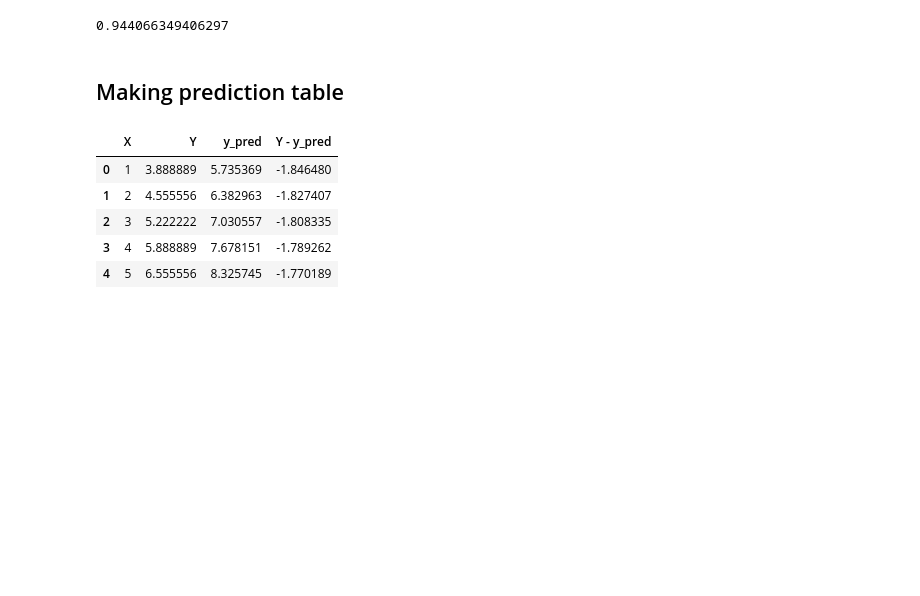
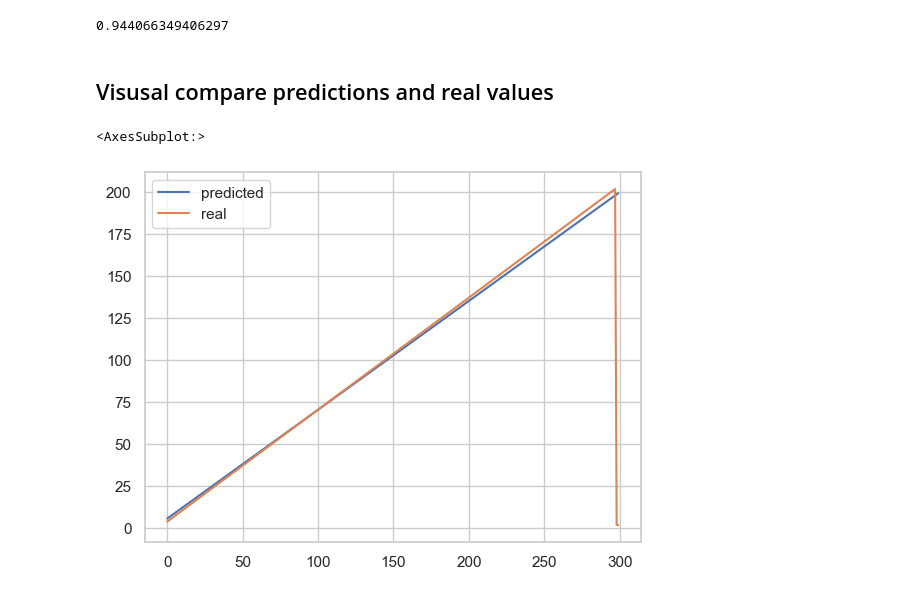
Before and after one commit to viktorzhumakhmetov/Kaggle-Data-Analytics, a Jupyter notebook: Simple Linear Regression Practice.ipynb, the cells around one changed output. Drawn from its saved outputs; the diff is of its cells as text; code cells hidden in the pictures; blank space fills up the shorter version.

```diff
--- a/Simple Linear Regression Practice.ipynb
+++ b/Simple Linear Regression Practice.ipynb
@@ -195,4 +125,4 @@ r2_score(ytrain, md.predict(xtrain))
 # %% [output]
 0.944066349406297
 # %% [markdown]
-## Making prediction table
+## Visusal compare predictions and real values
@@ -204,9 +129,5 @@ prediction_table['Y - y_pred'] = prediction_table['Y'] - prediction_table['y_pre
-# %%
-prediction_table.head()
-# %% [output]
-|  | X | Y | y_pred | Y - y_pred |
-| 0 | 1 | 3.888889 | 5.735369 | -1.846480 |
-| 1 | 2 | 4.555556 | 6.382963 | -1.827407 |
-| 2 | 3 | 5.222222 | 7.030557 | -1.808335 |
-| 3 | 4 | 5.888889 | 7.678151 | -1.789262 |
-| 4 | 5 | 6.555556 | 8.325745 | -1.770189 |
+# %%
+pd.DataFrame({'predicted':md.predict(X), 'real':y}).plot()
+# %% [output]
+<AxesSubplot:>
+[figure, added]
```
Also changed, not shown: parts of 11 cells of this notebook, 2 other files.
